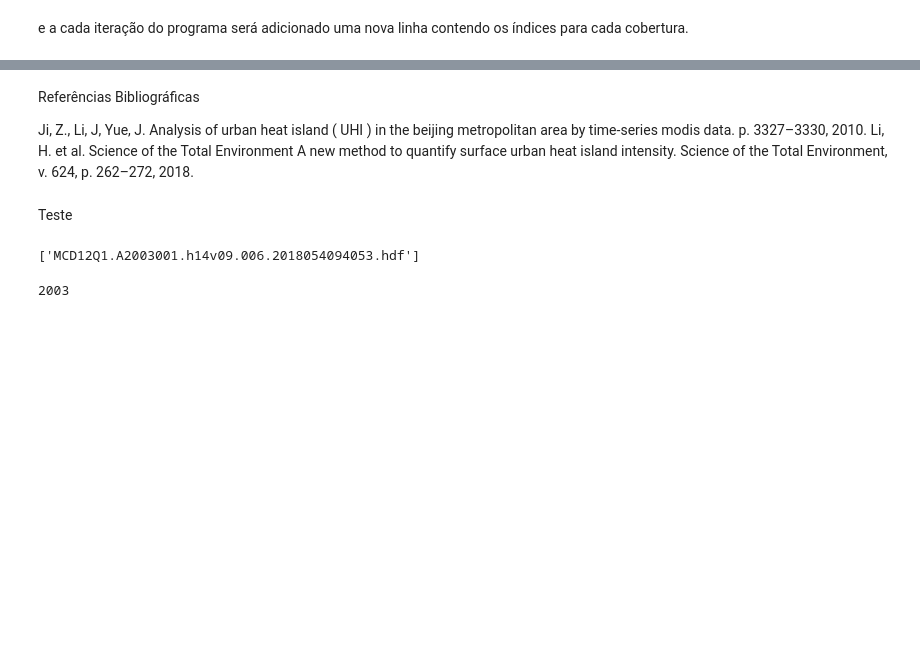
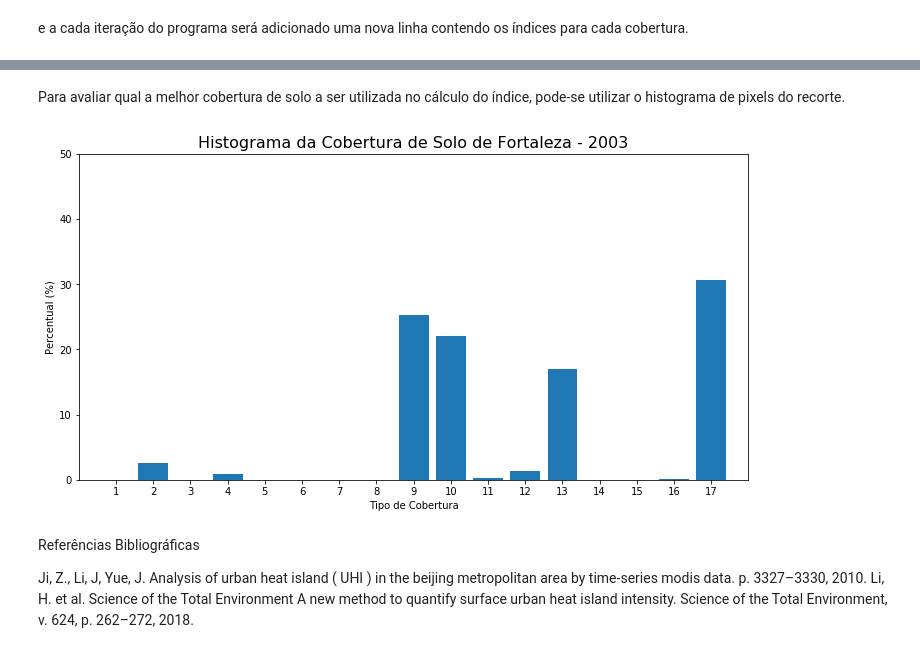
Before and after one commit to ocn-rviana/suhi-ser347, a Jupyter notebook: artigo.ipynb, the cells around one changed output, grey strips where cells are left out. Cells and saved outputs as stored; diff of their text form; code cells hidden in the pictures; blank space fills up the shorter version.

```diff
--- a/artigo.ipynb
+++ b/artigo.ipynb
@@ -341,37 +451,38 @@ SUHI
+# %% [markdown]
+<p style="text-align: justify;">Para avaliar qual a melhor cobertura de solo a ser utilizada no cálculo do índice, pode-se utilizar o histograma de pixels do recorte.</p>
+# %%
+# Obtêm um histograma com os valores de cobertura de solo
+# Inicializa uma lista com os tipos de cobertura
+lc_types = range(1,18)
+# Inicializa uma lista pra armazenar o número de pixels do tipo de cobertura
+lc_hist  = []
+
+for value in lc_types:
+    lc_total = (crop_values_lc == value).sum()
+    lc_hist.append(lc_total)
+
+# Obtêm o total de pixels na cena
+lc_pixels = sum(lc_hist)
+# Calcula o percentual de pixels para cada tipo de cobertura
+lc_phist  = [(x * 100) / lc_pixels for x in lc_hist]
+# %%
+fig_name = os.path.join(fig_dir, 'landcover_{}_hist'.format(year))
+
+## Plota o histograma com os dados
+fig = plt.figure(figsize=(12, 6))
+plt.bar(lc_types, lc_phist)
+plt.title("Histograma da Cobertura de Solo de Fortaleza - {}".format(year), fontsize=16)
+plt.ylim(0, 50)
+plt.xlim(0, 18)
+plt.xticks(np.arange(1, 18, 1))
+plt.xlabel("Tipo de Cobertura")
+plt.ylabel("Percentual (%)")
+plt.savefig(fig_name, bbox_inches='tight')
+plt.show()
+# %% [output]
+[figure, added]
 # %% [markdown]
 Referências Bibliográficas
 
 Ji, Z., Li, J, Yue, J. Analysis of urban heat island ( UHI ) in the beijing metropolitan area by time-series modis data. p. 3327–3330, 2010.
 Li, H. et al. Science of the Total Environment A new method to quantify surface urban heat island intensity. Science of the Total Environment, v. 624, p. 262–272, 2018.
-# %% [markdown]
-Teste
-# %%
-"""-------------------------------------------------------------
-    PROGRAMA PRINCIPAL
--------------------------------------------------------------"""
-# Lê os arquivos de Cobertura de Solo e os organiza por lista
-MODIS_LC_FILES = os.listdir(path=os.path.join(DATA_DIR, 'landcover'))
-MODIS_LC_FILES.sort()
-
-COUNT_FILE = MODIS_LC_FILES.copy()
-
-for file in COUNT_FILE:
-    if file[-3:] != "hdf":
-        MODIS_LC_FILES.remove(file)
-
-MODIS_LC_FILES
-# %% [output]
-['MCD12Q1.A2003001.h14v09.006.2018054094053.hdf']
-# %%
-for file in MODIS_LC_FILES:
-    year = int(file[9:13])
-
-    # Realiza a leitura da Cobertura de Solo
-    lc_fname = os.path.join(DATA_DIR, 'landcover', file)
-
-    # Abertura do raster de Cobertura do Solo
-    lc_raster = gdal.Open(gdal.Open(lc_fname, gdal.GA_ReadOnly).GetSubDatasets()[0][0], gdal.GA_ReadOnly)
-    # Obtẽm os valores numéricos do raster
-    lc_values = lc_raster.GetRasterBand(1).ReadAsArray()
-# %% [output]
-2003
```
Also changed, not shown: parts of 8 cells of this notebook, 17 other files.
